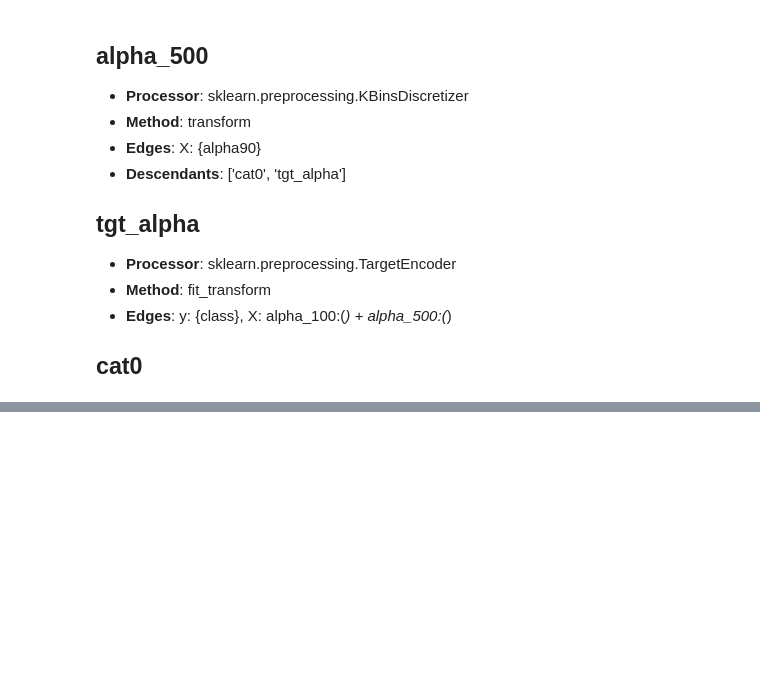
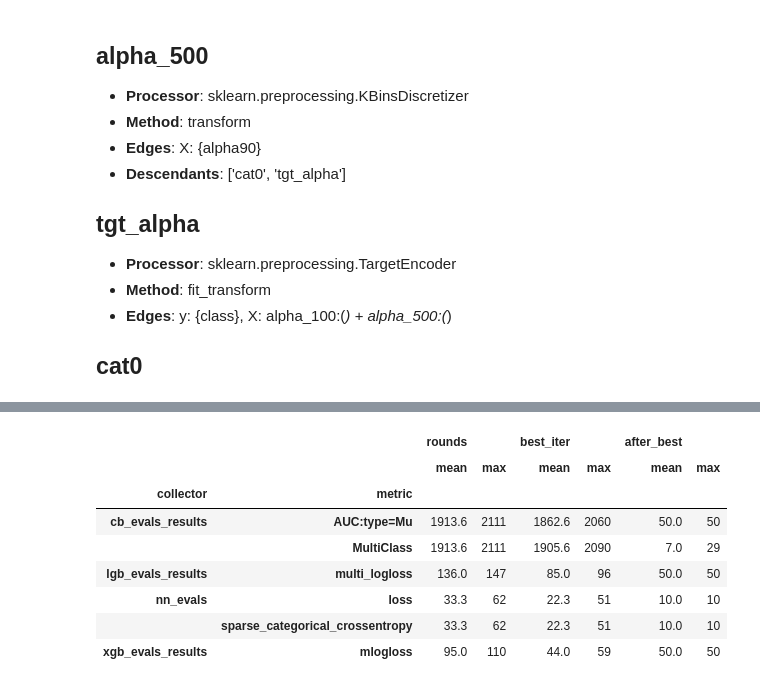
Before and after one commit to sunkusun9/ml-lab, a Jupyter notebook: examples/kaggle_s6e6/2. Second Phase.ipynb, the cells around one changed output, grey strips where cells are left out. Drawn from its saved outputs; the diff is of its cells as text; code cells hidden in the pictures; blank space fills up the shorter version.

```diff
--- a/examples/kaggle_s6e6/2. Second Phase.ipynb
+++ b/examples/kaggle_s6e6/2. Second Phase.ipynb
@@ -811,0 +874,12 @@ pd.DataFrame(project.trials.get_hist(experimenter=e.name))[
+# %%
+es.groupby(['collector', 'metric'])[['rounds', 'best_iter', 'after_best']].agg(['mean', 'max']).round(1)
+# %% [output]
+|  |  | rounds |  | best_iter |  | after_best |  |
+|  |  | mean | max | mean | max | mean | max |
+| collector | metric |  |  |  |  |  |  |
+| cb_evals_results | AUC:type=Mu | 1913.6 | 2111 | 1862.6 | 2060 | 50.0 | 50 |
+|  | MultiClass | 1913.6 | 2111 | 1905.6 | 2090 | 7.0 | 29 |
+| lgb_evals_results | multi_logloss | 136.0 | 147 | 85.0 | 96 | 50.0 | 50 |
+| nn_evals | loss | 33.3 | 62 | 22.3 | 51 | 10.0 | 10 |
+|  | sparse_categorical_crossentropy | 33.3 | 62 | 22.3 | 51 | 10.0 | 10 |
+| xgb_evals_results | mlogloss | 95.0 | 110 | 44.0 | 59 | 50.0 | 50 |
```
Also changed, not shown: parts of 30 cells of this notebook.
